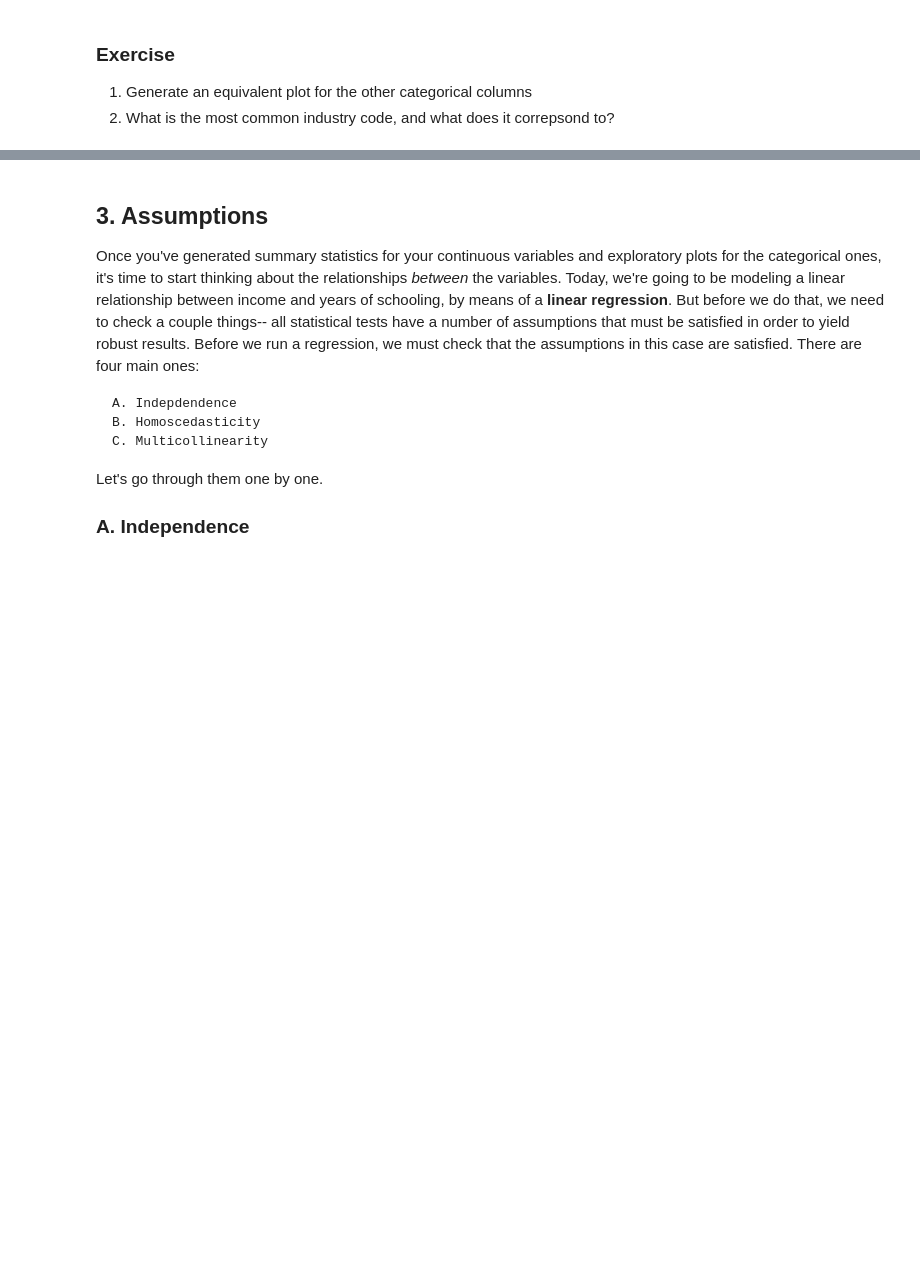
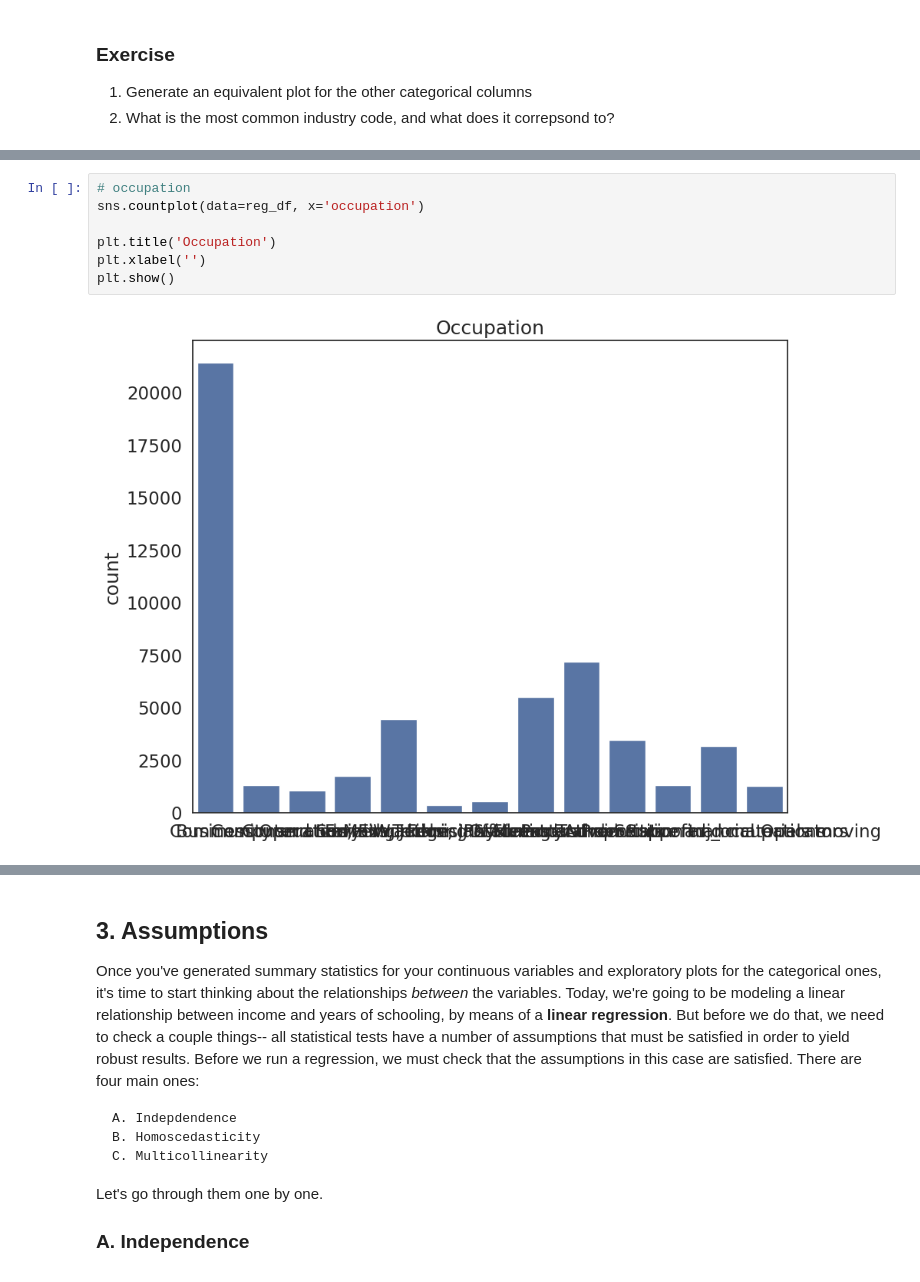
Before and after one commit to malvikamurkumbi/QM2, a Jupyter notebook: W7_Distributions_and_Basic_Statistics.ipynb, the cells around one changed output, grey strips where cells are left out. Saved outputs shown, nothing was run; the diff lists cells and outputs as text; blank space fills up the shorter version.

```diff
--- a/W7_Distributions_and_Basic_Statistics.ipynb
+++ b/W7_Distributions_and_Basic_Statistics.ipynb
@@ -164,0 +185,9 @@ plt.show() # show the plot
+# %%
+# occupation
+sns.countplot(data=reg_df, x='occupation')
+
+plt.title('Occupation')
+plt.xlabel('')
+plt.show()
+# %% [output]
+[figure, added]
```
Also changed, not shown: parts of 18 cells of this notebook.
